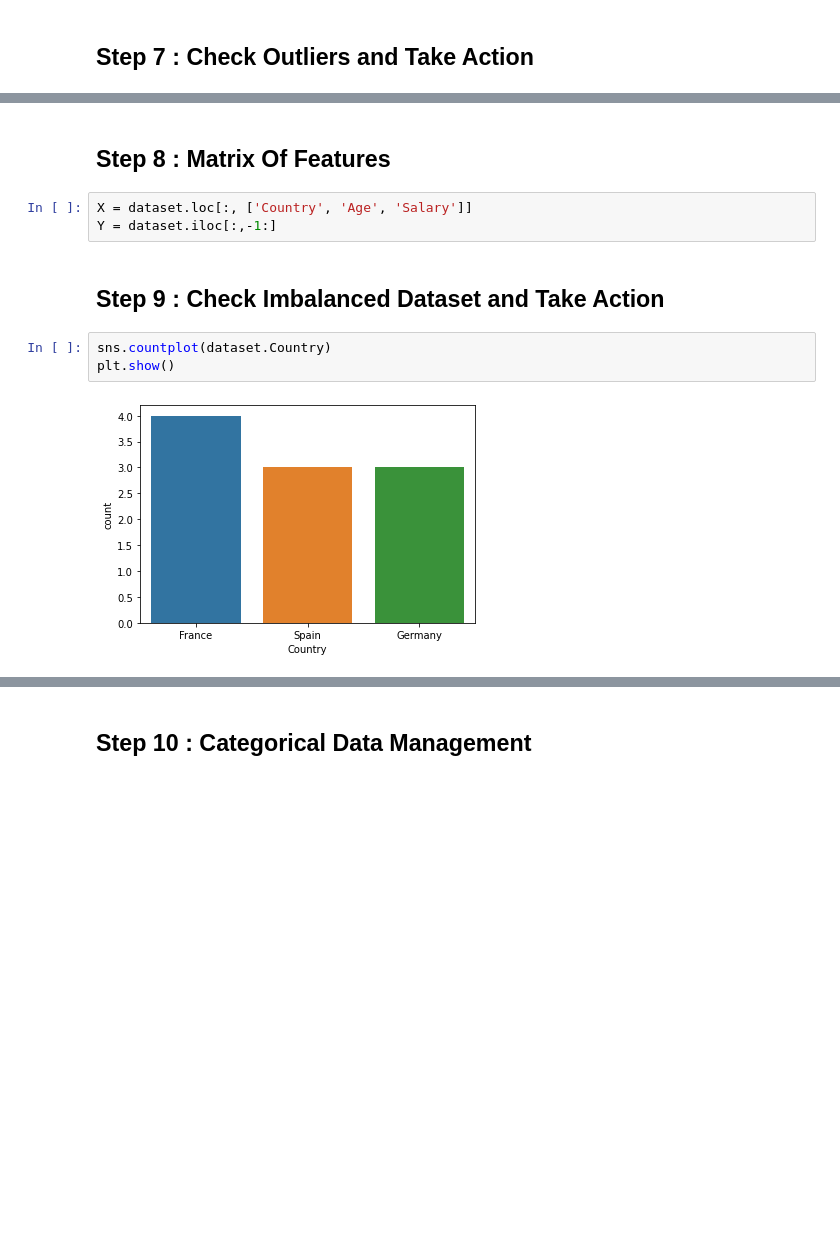
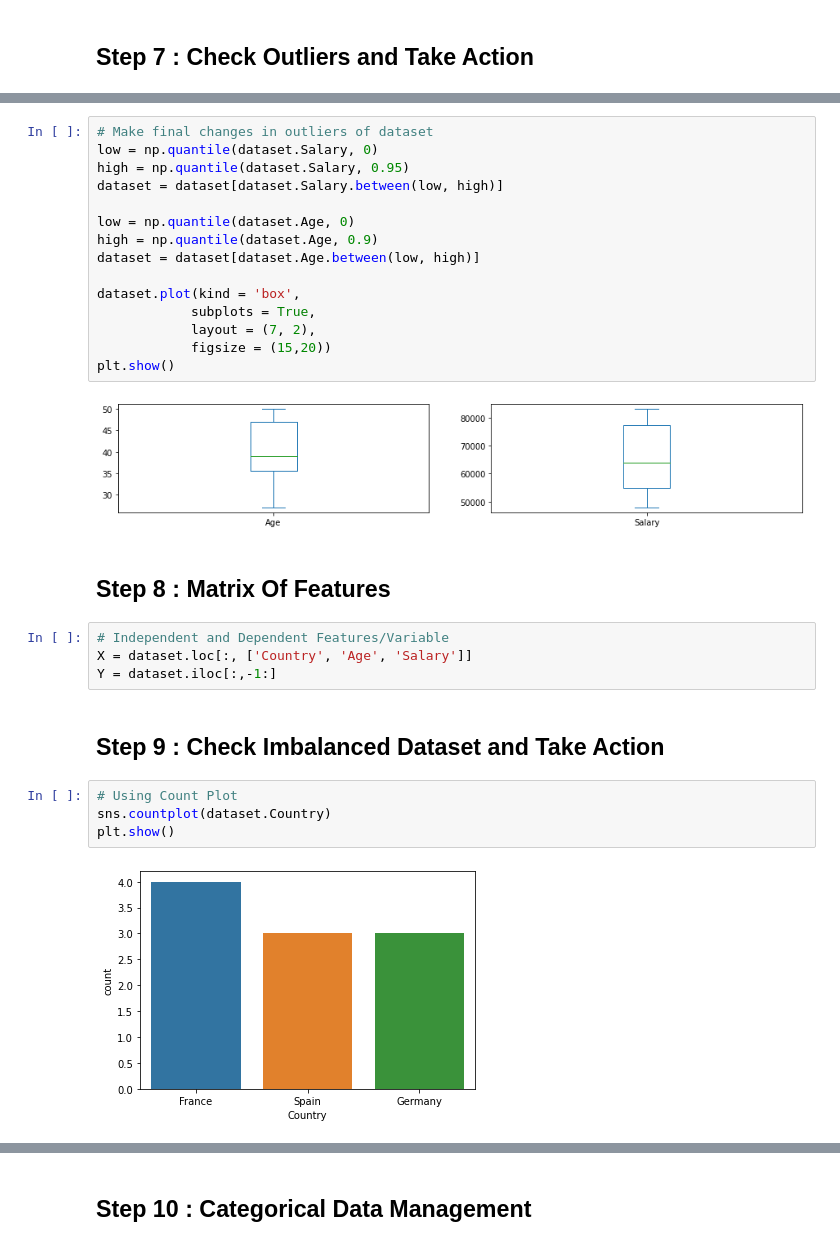
Before and after one commit to thetongs/Data-Preprocessig-For-Machine-Learning-Algorithms, a Jupyter notebook: ml_data_preprocessing.ipynb, the cells around one changed output, grey strips where cells are left out. Drawn from its saved outputs; the diff is of its cells as text; blank space fills up the shorter version.

```diff
--- a/ml_data_preprocessing.ipynb
+++ b/ml_data_preprocessing.ipynb
@@ -118,11 +165,30 @@ plt.show()
+# %%
+# Make final changes in outliers of dataset
+low = np.quantile(dataset.Salary, 0)
+high = np.quantile(dataset.Salary, 0.95)
+dataset = dataset[dataset.Salary.between(low, high)]
+
+low = np.quantile(dataset.Age, 0)
+high = np.quantile(dataset.Age, 0.9)
+dataset = dataset[dataset.Age.between(low, high)]
+
+dataset.plot(kind = 'box',
+            subplots = True,
+            layout = (7, 2),
+            figsize = (15,20))
+plt.show()
+# %% [output]
+[figure, added]
 # %% [markdown]
 ## Step 8 : Matrix Of Features
 # %%
+# Independent and Dependent Features/Variable
 X = dataset.loc[:, ['Country', 'Age', 'Salary']]
 Y = dataset.iloc[:,-1:]
 # %% [markdown]
 ## Step 9 : Check Imbalanced Dataset and Take Action
 # %%
+# Using Count Plot
 sns.countplot(dataset.Country)
 plt.show()
 # %% [output]
```
Also changed, not shown: parts of 13 cells of this notebook, 2 other files.
